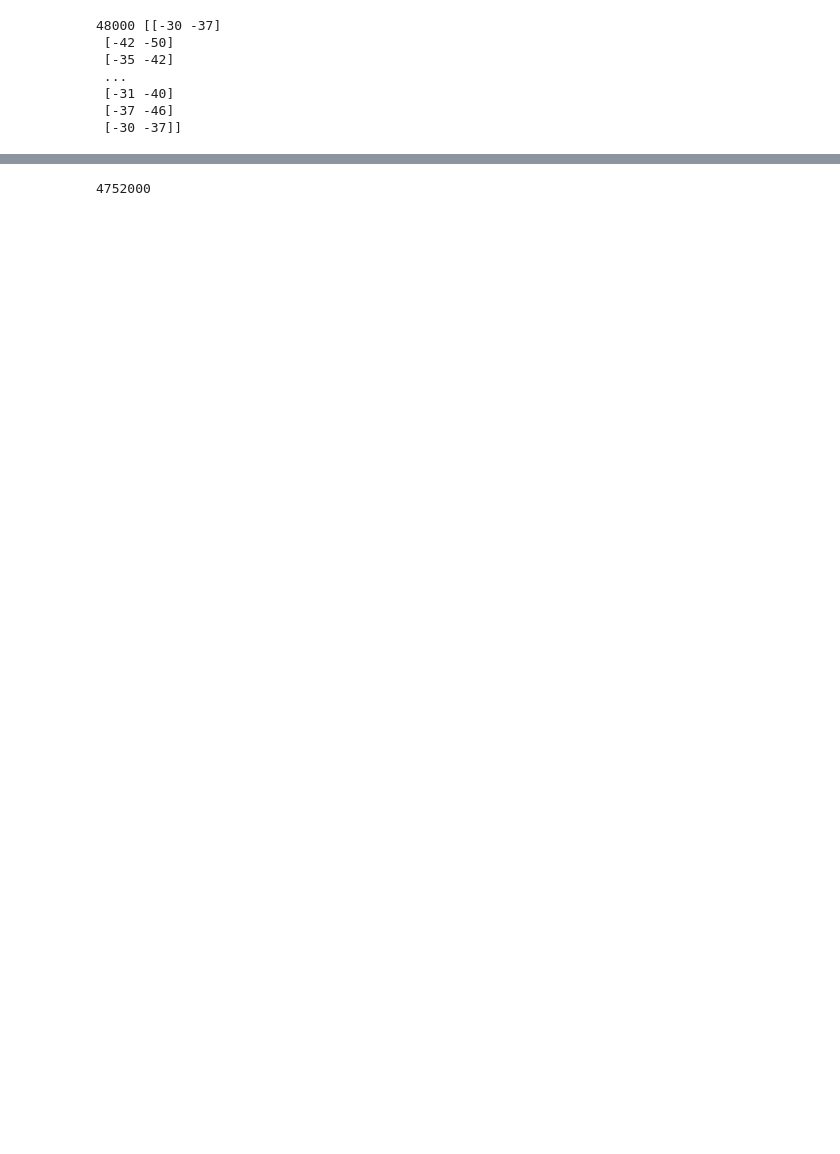
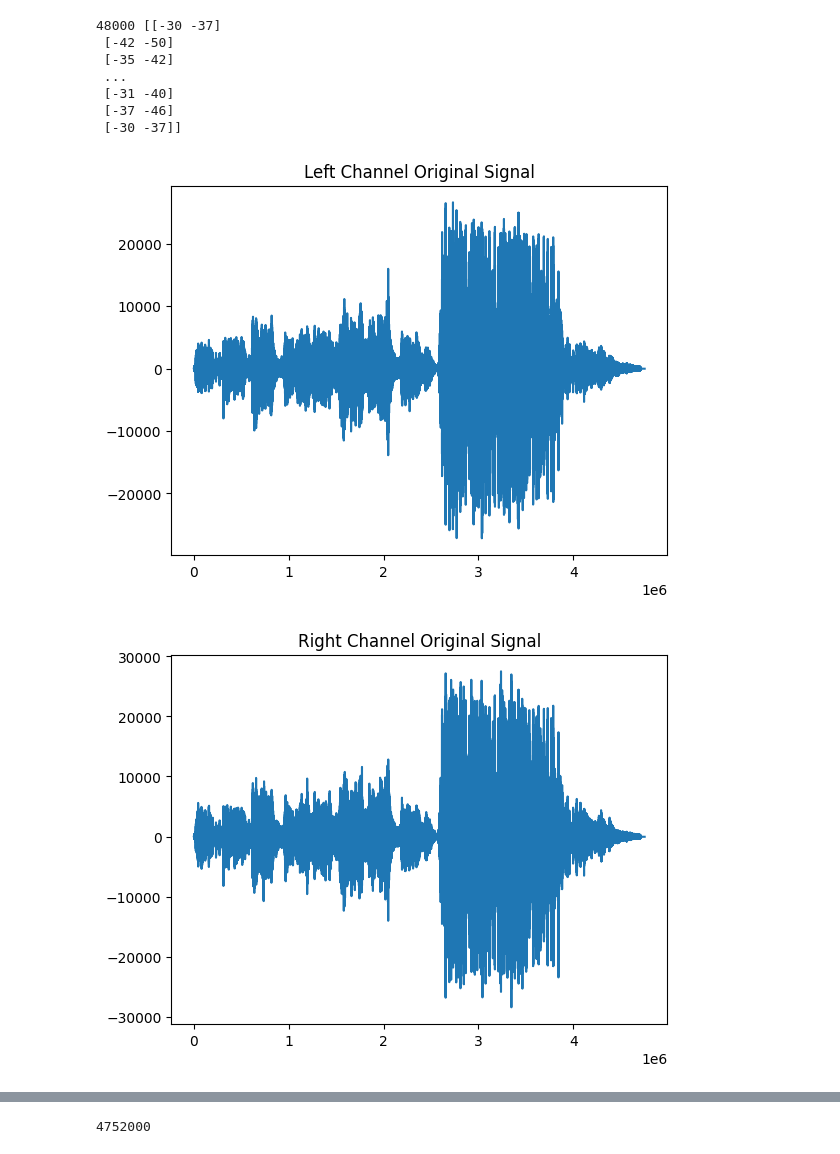
Before and after one commit to YFC0254/Up-Load, a Jupyter notebook: 通信原理/思考题1.ipynb, the cells around one changed output, grey strips where cells are left out. Saved outputs shown, nothing was run; the diff lists cells and outputs as text; code cells hidden in the pictures; blank space fills up the shorter version.

```diff
--- a/通信原理/思考题1.ipynb
+++ b/通信原理/思考题1.ipynb
@@ -1,29 +1,49 @@
 # %%
 import numpy as np
 from scipy.io.wavfile import read
 import matplotlib.pyplot as plt
+# %conda install -c conda-forge python-sounddevice
+import sounddevice as sd
+# from matplotlib.font_manager import FontProperties
+# font = FontProperties(fname='/path/to/your/font/SimHei.ttf', size=14)  # 请替换为你字体的真实路径和字体文件名
 
 # 读取wav文件，得到采样率和数据
 
-# sample_rate, data = read('C:\\Users\\88486\\Desktop\\WorkSpace\\Python\\通信原理\\suno.wav') #windows路径
+#win路径
+# sample_rate, data = read('C:\\Users\\88486\\Desktop\\WorkSpace\\Python\\通信原理\\suno.wav')
 
-sample_rate, data = read('suno.wav') #linux路径
+#linux路径
+sample_rate, data = read('suno.wav')
 
+# 播放声音
+# sd.play(data[:1], sample_rate)
+# sd.wait()
+
+# 打印采样率和数据
 print(sample_rate,data)
-data_left=data[:0]
-data_right=data[:1]
+
+# 绘制声音波形
+data_left = data[:, 0]
+data_right = data[:, 1]
 plt.figure("左声道原始信号")
-plt.plot(np.arange(len(data)),)
-plt.figure("左声道原始信号")
+plt.title("Left Channel Original Signal")
+plt.plot(np.arange(len(data[:,0])),data[:,0])
+plt.figure("右声道原始信号")
+plt.title("Right Channel Original Signal")
+plt.plot(np.arange(len(data[:,1])),data[:,1])
+plt.show()
+
 # 创建载波信号
 time = np.arange(len(data))/float(sample_rate)#载波时间
 carrier_freq=sample_rate*2#载波频率
 # %% [output]
 48000 [[-30 -37]
  [-42 -50]
  [-35 -42]
  ...
  [-31 -40]
  [-37 -46]
  [-30 -37]]
+[figure, added]
+[figure, added]
 # %%
```
Also changed, not shown: parts of 4 cells of this notebook.
